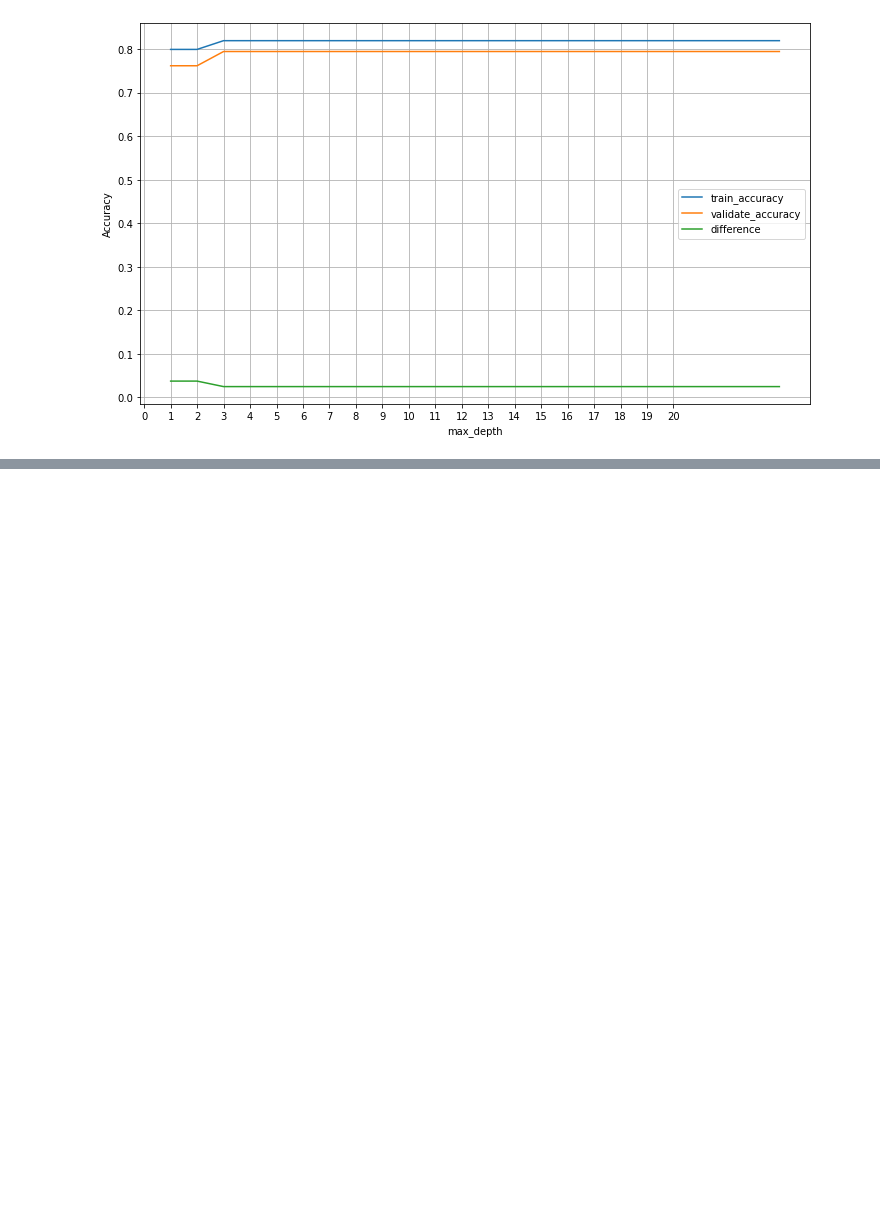
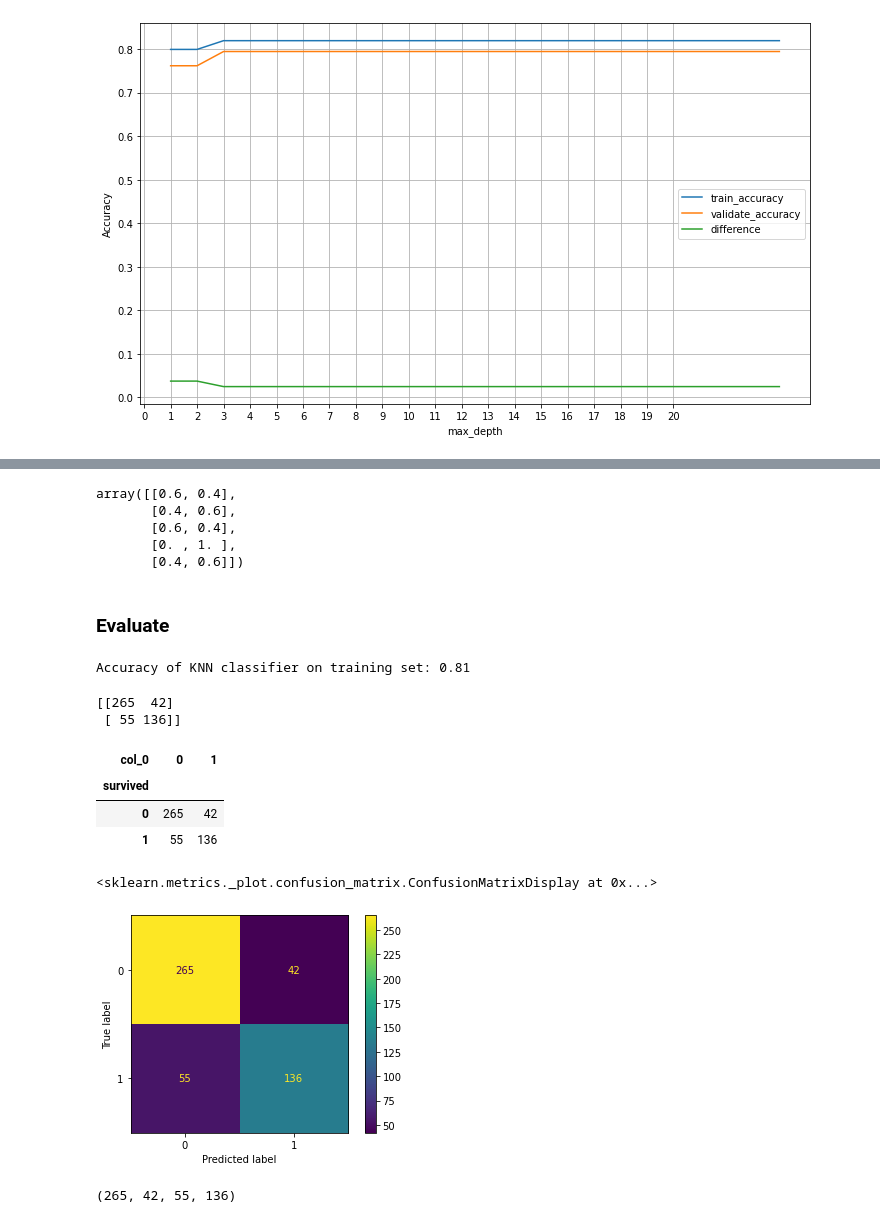
Before and after one commit to bradgauvin/classification-exercises, a Jupyter notebook: model.ipynb, the cells around one changed output, grey strips where cells are left out. Drawn from its saved outputs; the diff is of its cells as text; code cells hidden in the pictures; blank space fills up the shorter version.

```diff
--- a/model.ipynb
+++ b/model.ipynb
@@ -712,0 +776,2 @@ plt.grid()
+# %%
+features = ['pclass','sibsp','parch','fare','alone','sex_male','embark_town_Queenstown','embark_town_Southampton']
@@ -712,0 +784,4 @@ plt.grid()
+# %%
+x_train = train[features]
+y_train = train['survived']
+x_train
@@ -712,0 +823,4 @@ plt.grid()
+# %%
+knn=KNeighborsClassifier()
+# %%
+knn.fit(x_train,y_train)
@@ -712,0 +834,39 @@ plt.grid()
+# %%
+y_pred_proba = knn.predict_proba(x_train)
+y_pred_proba[:5]
+# %% [output]
+array([[0.6, 0.4],
+       [0.4, 0.6],
+       [0.6, 0.4],
+       [0. , 1. ],
+       [0.4, 0.6]])
+# %% [markdown]
+### Evaluate
+# %%
+# Evaluate your results using the model score, confusion matrix, and classification report.
+print('Accuracy of KNN classifier on training set: {:.2f}'
+     .format(knn.score(x_train, y_train)))
+# %% [output]
+Accuracy of KNN classifier on training set: 0.81
+# %%
+print(confusion_matrix(y_train, y_pred))
+# %% [output]
+[[265  42]
+ [ 55 136]]
+# %%
+pd.crosstab(y_train, y_pred)
+# %% [output]
+| col_0 | 0 | 1 |
+| survived |  |  |
+| 0 | 265 | 42 |
+| 1 | 55 | 136 |
+# %%
+plot_confusion_matrix(knn, x_train, y_train)
+# %% [output]
+<sklearn.metrics._plot.confusion_matrix.ConfusionMatrixDisplay at 0x...>
+[figure, added]
+# %%
+tn, fp, fn, tp = confusion_matrix(y_train, y_pred).ravel()
+tn, fp, fn, tp
+# %% [output]
+(265, 42, 55, 136)
```
Also changed, not shown: parts of 74 cells of this notebook.
